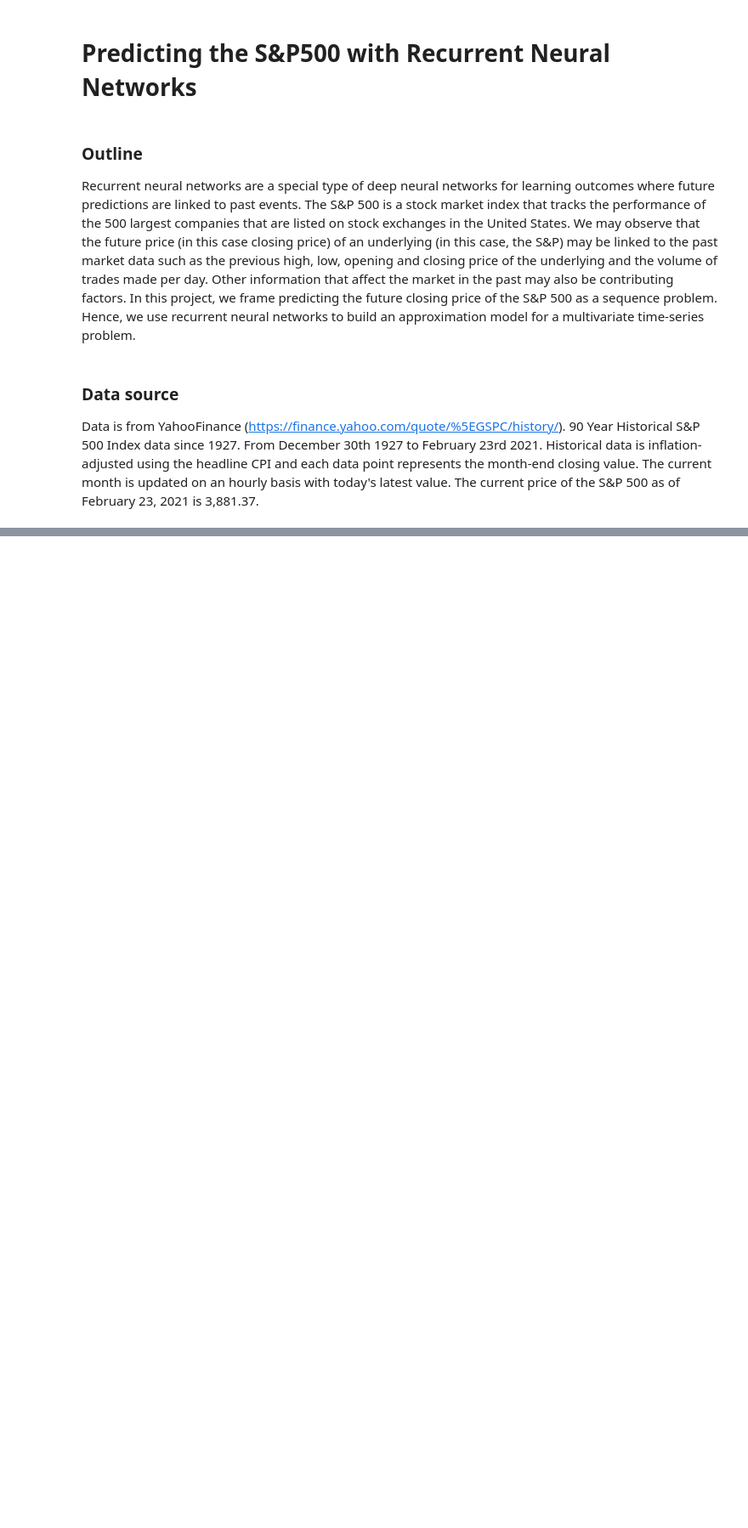
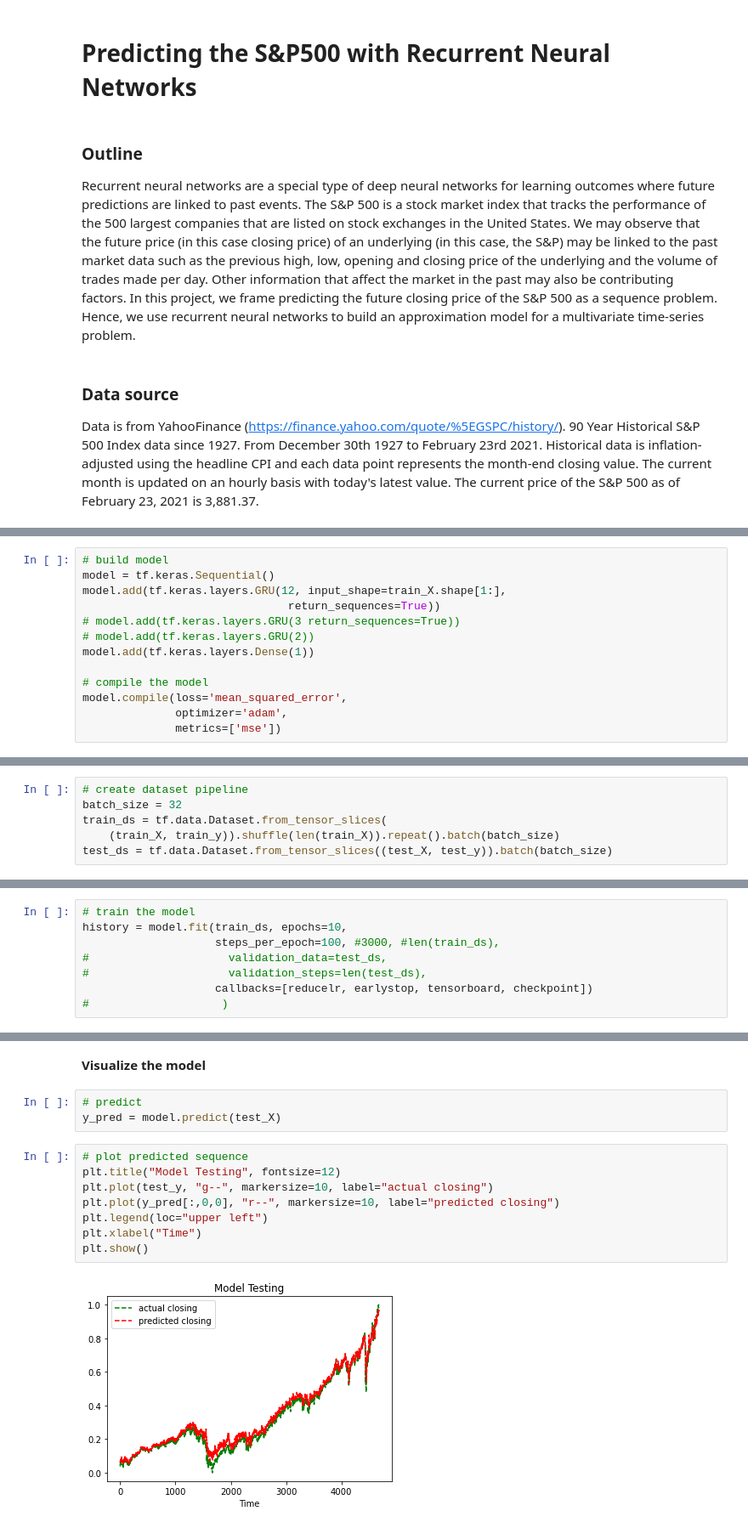
Before and after one commit to dvdbisong/spx-prediction, a Jupyter notebook: ebisong-rnn-spx-prediction.ipynb, the cells around one changed output, grey strips where cells are left out. Shown: that part at 85% size. Drawn from its saved outputs; the diff is of its cells as text; blank space fills up the shorter version.

Commit message:
training script

```diff
--- a/ebisong-rnn-spx-prediction.ipynb
+++ b/ebisong-rnn-spx-prediction.ipynb
@@ -10,0 +195,13 @@ Historical data is inflation-adjusted using the headline CPI and each data point
+# %%
+# build model
+model = tf.keras.Sequential()
+model.add(tf.keras.layers.GRU(12, input_shape=train_X.shape[1:],
+                               return_sequences=True))
+# model.add(tf.keras.layers.GRU(3 return_sequences=True))
+# model.add(tf.keras.layers.GRU(2))
+model.add(tf.keras.layers.Dense(1))
+
+# compile the model
+model.compile(loss='mean_squared_error',
+              optimizer='adam',
+              metrics=['mse'])
@@ -10,0 +224,6 @@ Historical data is inflation-adjusted using the headline CPI and each data point
+# %%
+# create dataset pipeline
+batch_size = 32
+train_ds = tf.data.Dataset.from_tensor_slices(
+    (train_X, train_y)).shuffle(len(train_X)).repeat().batch(batch_size)
+test_ds = tf.data.Dataset.from_tensor_slices((test_X, test_y)).batch(batch_size)
@@ -10,0 +232,8 @@ Historical data is inflation-adjusted using the headline CPI and each data point
+# %%
+# train the model
+history = model.fit(train_ds, epochs=10,
+                    steps_per_epoch=100, #3000, #len(train_ds),
+#                     validation_data=test_ds,
+#                     validation_steps=len(test_ds),
+                    callbacks=[reducelr, earlystop, tensorboard, checkpoint])
+#                    )
@@ -10,0 +271,15 @@ Historical data is inflation-adjusted using the headline CPI and each data point
+# %% [markdown]
+**Visualize the model**
+# %%
+# predict
+y_pred = model.predict(test_X)
+# %%
+# plot predicted sequence
+plt.title("Model Testing", fontsize=12)
+plt.plot(test_y, "g--", markersize=10, label="actual closing")
+plt.plot(y_pred[:,0,0], "r--", markersize=10, label="predicted closing")
+plt.legend(loc="upper left")
+plt.xlabel("Time")
+plt.show()
+# %% [output]
+[figure, added]
```
Also changed, not shown: parts of 46 cells of this notebook, 1 other file.
